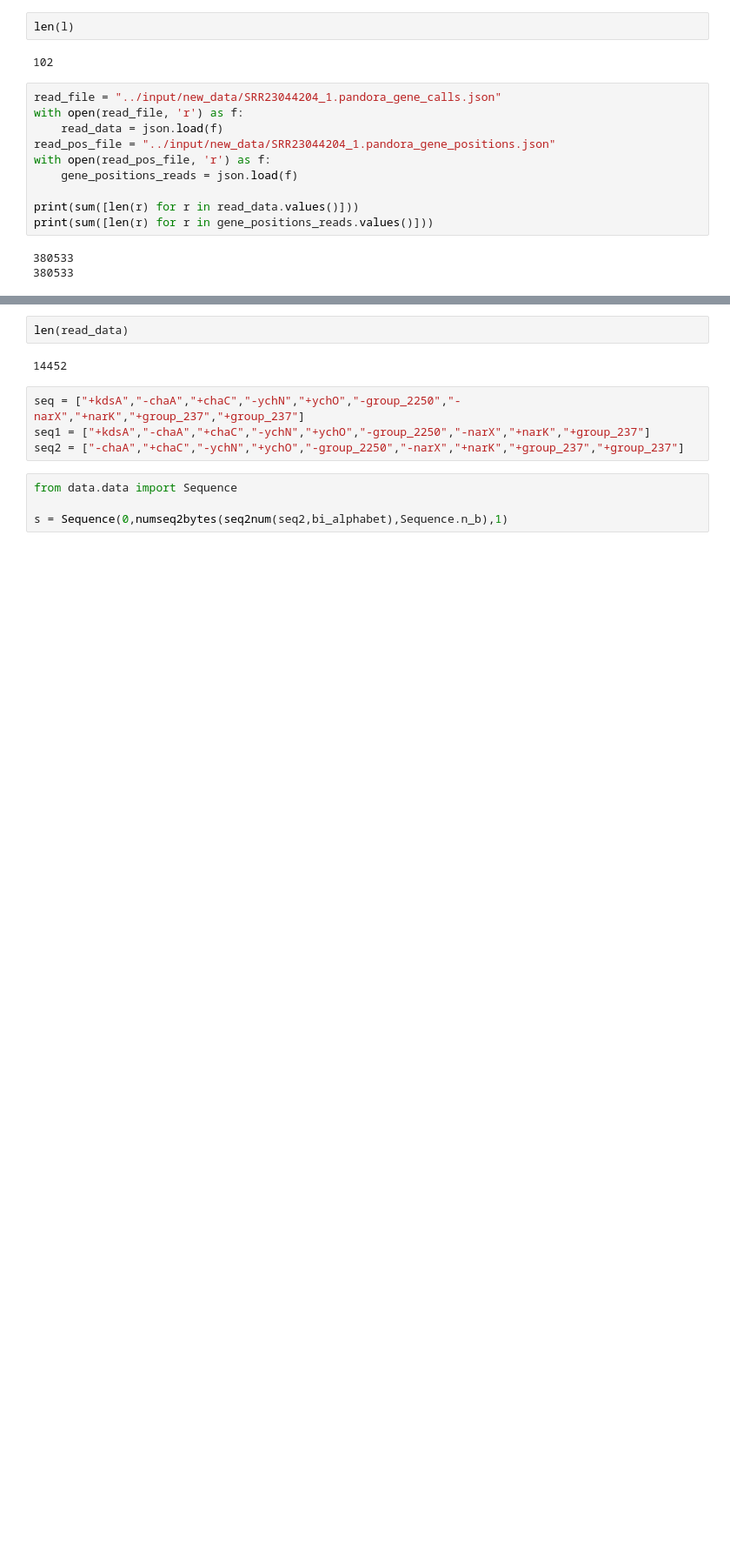
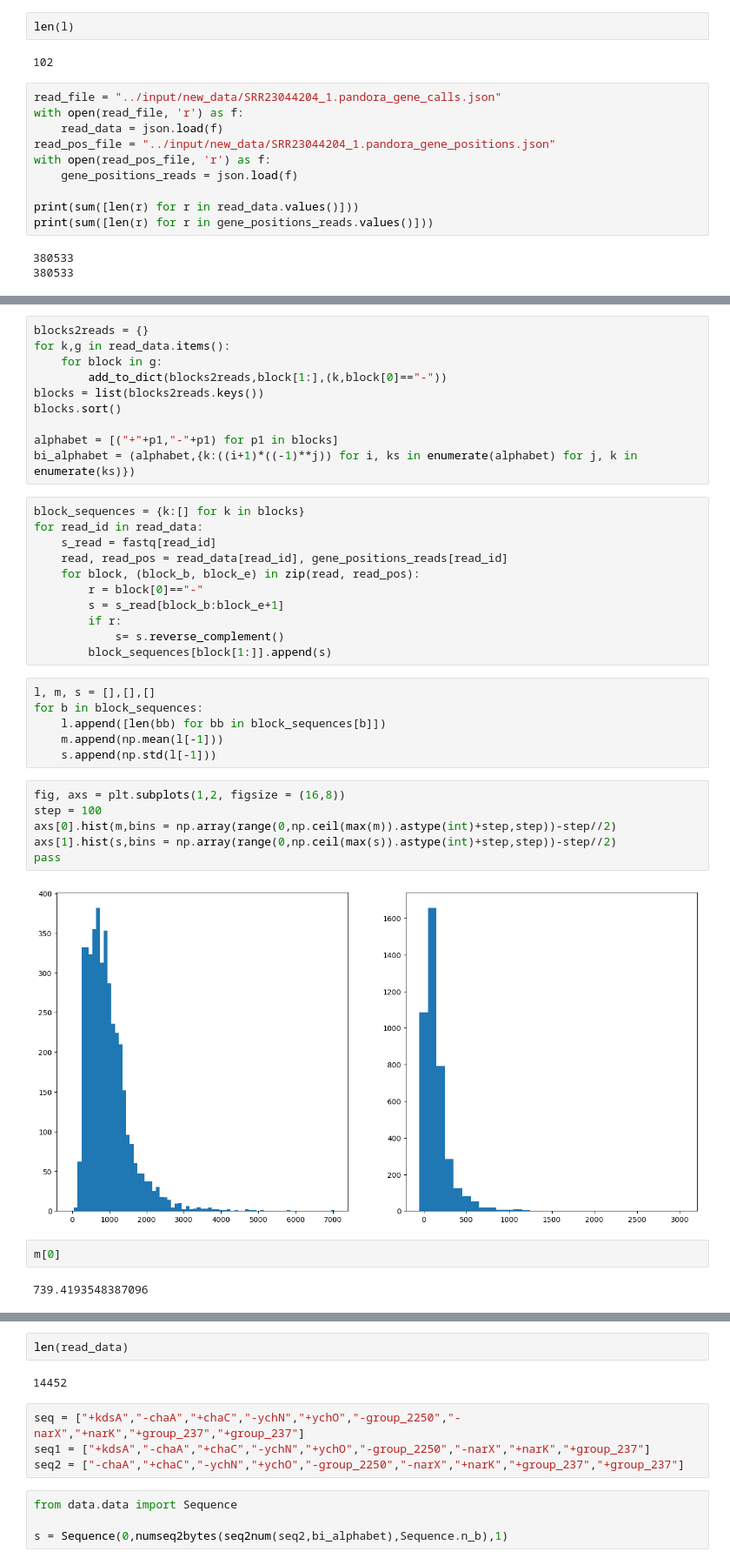
Before and after one commit to pberrt/long-read-block-assembly, a Jupyter notebook: blockassembly/notebook.ipynb, the cells around one changed output, grey strips where cells are left out. Shown at 87% size. Drawn from its saved outputs; the diff is of its cells as text; blank space fills up the shorter version.

```diff
--- a/blockassembly/notebook.ipynb
+++ b/blockassembly/notebook.ipynb
@@ -751,0 +793,39 @@ print(sum([len(r) for r in gene_positions_reads.values()]))
+# %%
+blocks2reads = {}
+for k,g in read_data.items():
+    for block in g:
+        add_to_dict(blocks2reads,block[1:],(k,block[0]=="-"))
+blocks = list(blocks2reads.keys())
+blocks.sort()
+
+alphabet = [("+"+p1,"-"+p1) for p1 in blocks]
+bi_alphabet = (alphabet,{k:((i+1)*((-1)**j)) for i, ks in enumerate(alphabet) for j, k in enumerate(ks)})
+# %%
+block_sequences = {k:[] for k in blocks}
+for read_id in read_data:
+    s_read = fastq[read_id]
+    read, read_pos = read_data[read_id], gene_positions_reads[read_id]
+    for block, (block_b, block_e) in zip(read, read_pos):
+        r = block[0]=="-"
+        s = s_read[block_b:block_e+1]
+        if r:
+            s= s.reverse_complement()
+        block_sequences[block[1:]].append(s)
+# %%
+l, m, s = [],[],[]
+for b in block_sequences:
+    l.append([len(bb) for bb in block_sequences[b]])
+    m.append(np.mean(l[-1]))
+    s.append(np.std(l[-1]))
+# %%
+fig, axs = plt.subplots(1,2, figsize = (16,8))
+step = 100
+axs[0].hist(m,bins = np.array(range(0,np.ceil(max(m)).astype(int)+step,step))-step//2)
+axs[1].hist(s,bins = np.array(range(0,np.ceil(max(s)).astype(int)+step,step))-step//2)
+pass
+# %% [output]
+[figure, added]
+# %%
+m[0]
+# %% [output]
+739.4193548387096
```
Also changed, not shown: parts of 9 cells of this notebook.
